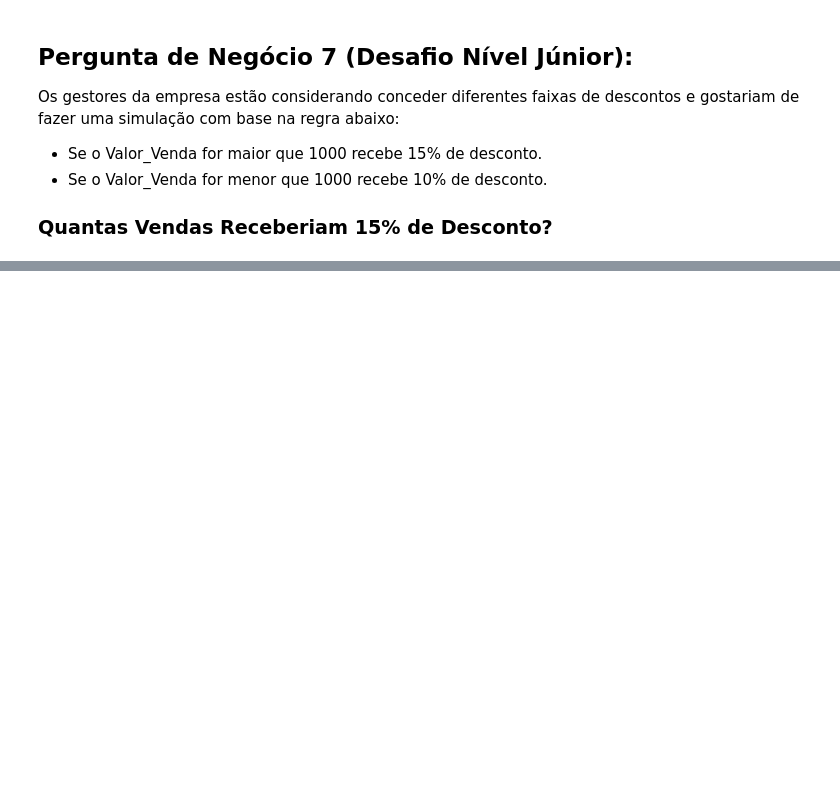
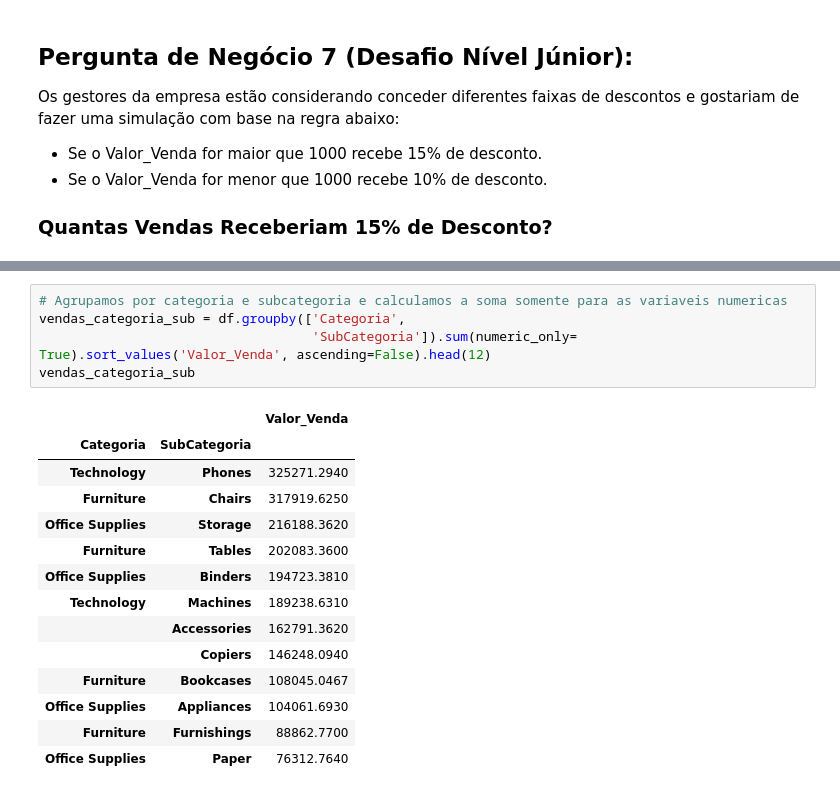
Before and after one commit to AllvMjr/dsa, a Jupyter notebook: cap13/projeto2.ipynb, the cells around one changed output, grey strips where cells are left out. Saved outputs shown, nothing was run; the diff lists cells and outputs as text; blank space fills up the shorter version.

```diff
--- a/cap13/projeto2.ipynb
+++ b/cap13/projeto2.ipynb
@@ -253,0 +222,20 @@ Name: count, dtype: int64
+# %%
+# Agrupamos por categoria e subcategoria e calculamos a soma somente para as variaveis numericas
+vendas_categoria_sub = df.groupby(['Categoria',
+                                   'SubCategoria']).sum(numeric_only= True).sort_values('Valor_Venda', ascending=False).head(12)
+vendas_categoria_sub
+# %% [output]
+|  |  | Valor_Venda |
+| Categoria | SubCategoria |  |
+| Technology | Phones | 325271.2940 |
+| Furniture | Chairs | 317919.6250 |
+| Office Supplies | Storage | 216188.3620 |
+| Furniture | Tables | 202083.3600 |
+| Office Supplies | Binders | 194723.3810 |
+| Technology | Machines | 189238.6310 |
+|  | Accessories | 162791.3620 |
+|  | Copiers | 146248.0940 |
+| Furniture | Bookcases | 108045.0467 |
+| Office Supplies | Appliances | 104061.6930 |
+| Furniture | Furnishings | 88862.7700 |
+| Office Supplies | Paper | 76312.7640 |
```
Also changed, not shown: parts of 36 cells of this notebook.
